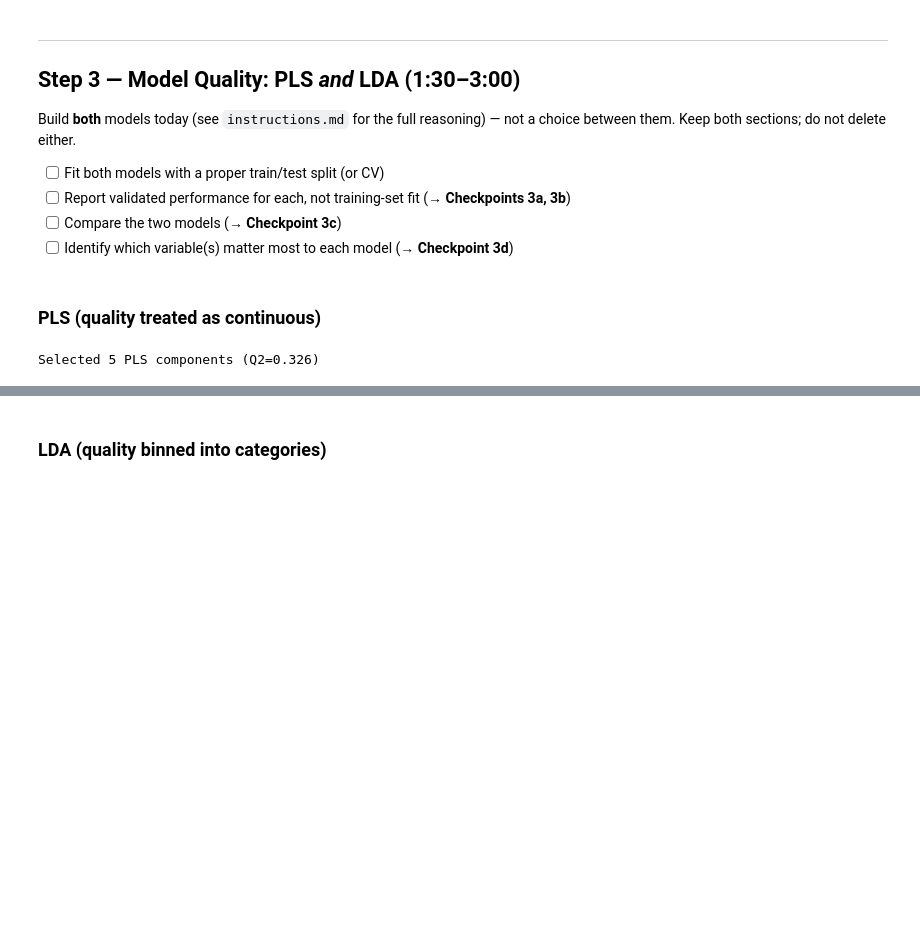
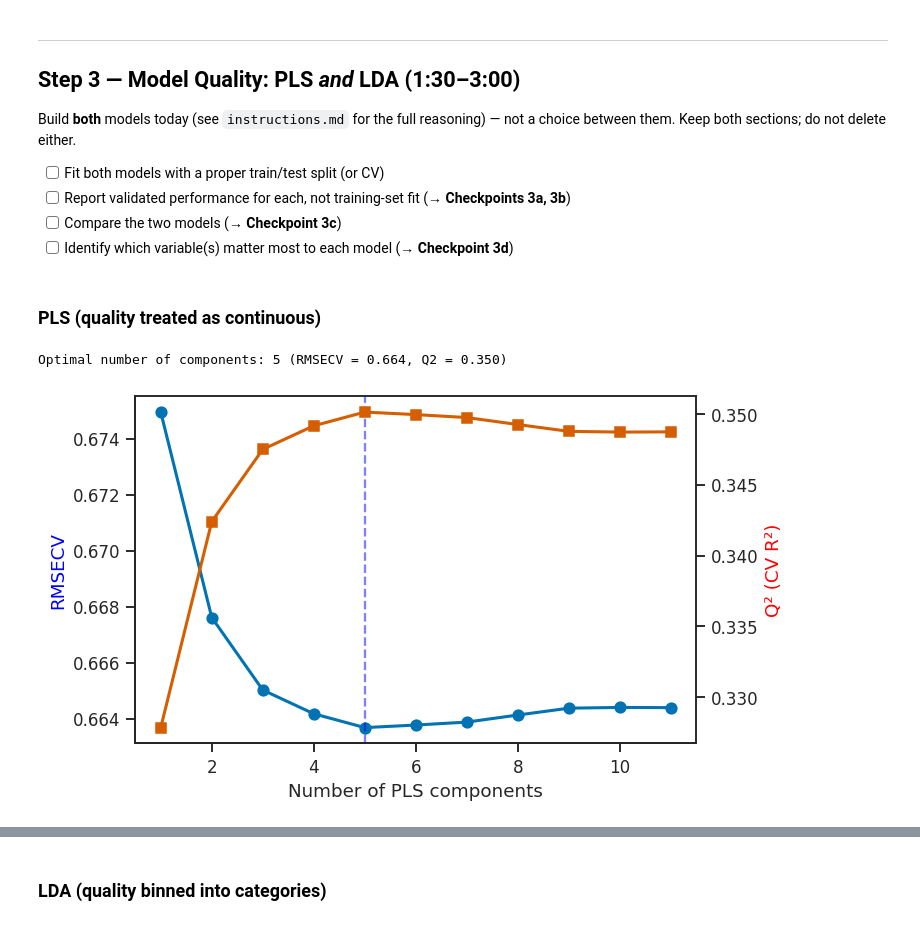
Before and after one commit to emilahlgren/1kb570_2026, a Jupyter notebook: Labs/02_modelling_wine_quality/starter_notebook.ipynb, the cells around one changed output, grey strips where cells are left out. Cells and saved outputs as stored; diff of their text form; code cells hidden in the pictures; blank space fills up the shorter version.

```diff
--- a/Labs/02_modelling_wine_quality/starter_notebook.ipynb
+++ b/Labs/02_modelling_wine_quality/starter_notebook.ipynb
@@ -280,24 +278,44 @@ X_train, X_test, y_train, y_test = train_test_split(
-# %%
-# TODO: fit PLSRegression; choose the number of latent variables using
-# cross-validated RMSE or Q^2, not the training-set fit alone
-
-kf = KFold(n_splits=10, shuffle=True, random_state=RANDOM_STATE)
-max_components = X.shape[1]
-q2_scores = []
-
-# Test different numbers of components
-for nc in range(1, max_components + 1):
-    pls = PLSRegression(n_components=nc, scale=True)
-    y_cv = cross_val_predict(pls, X_train, y_train, cv=kf).ravel()
-    q2_scores.append(r2_score(y_train, y_cv))
-
-# Best cross-validated Q²
-best_nc = np.argmax(q2_scores) + 1
-
-print(f'Selected {best_nc} PLS components '
-      f'(Q2={q2_scores[best_nc-1]:.3f})')
-# %% [output]
-Selected 5 PLS components (Q2=0.326)
+# %%
+# TODO: fit PLSRegression; choose the number of latent variables using
+# cross-validated RMSE or Q^2, not the training-set fit alone
+
+max_comp = X.shape[1]
+rmsecv = []
+q2 = []
+
+for nc in range(1, max_comp + 1):
+    pls_tmp = PLSRegression(n_components=nc, scale=False)
+    y_cv = cross_val_predict(pls_tmp, X_scaled, y, cv=kf).ravel()
+
+    rmsecv.append(np.sqrt(mean_squared_error(y, y_cv)))
+    q2.append(r2_score(y, y_cv))
+
+opt_nc = np.argmin(rmsecv) + 1
+
+print(f'Optimal number of components: {opt_nc} '
+      f'(RMSECV = {rmsecv[opt_nc-1]:.3f}, '
+      f'Q2 = {q2[opt_nc-1]:.3f})')
+
+fig, ax1 = plt.subplots(figsize=(7, 4))
+ax2 = ax1.twinx()
+
+ax1.plot(range(1, max_comp+1), rmsecv,
+         'bo-', lw=2, ms=7, label='RMSECV')
+ax1.axvline(opt_nc, color='blue', ls='--', alpha=0.5)
+
+ax2.plot(range(1, max_comp+1), q2,
+         'rs-', lw=2, ms=7, label='Q²')
+
+ax1.set_xlabel('Number of PLS components')
+ax1.set_ylabel('RMSECV', color='blue')
+ax2.set_ylabel('Q² (CV R²)', color='red')
+
+sns.despine(ax=ax1)
+plt.tight_layout()
+plt.show()
+# %% [output]
+Optimal number of components: 5 (RMSECV = 0.664, Q2 = 0.350)
+[figure, added]
 # %%
 # TODO: report test-set RMSE and/or R^2, and a predicted-vs-observed plot
 # (include the y=x identity line for reference)
```
Also changed, not shown: parts of 6 cells of this notebook.
